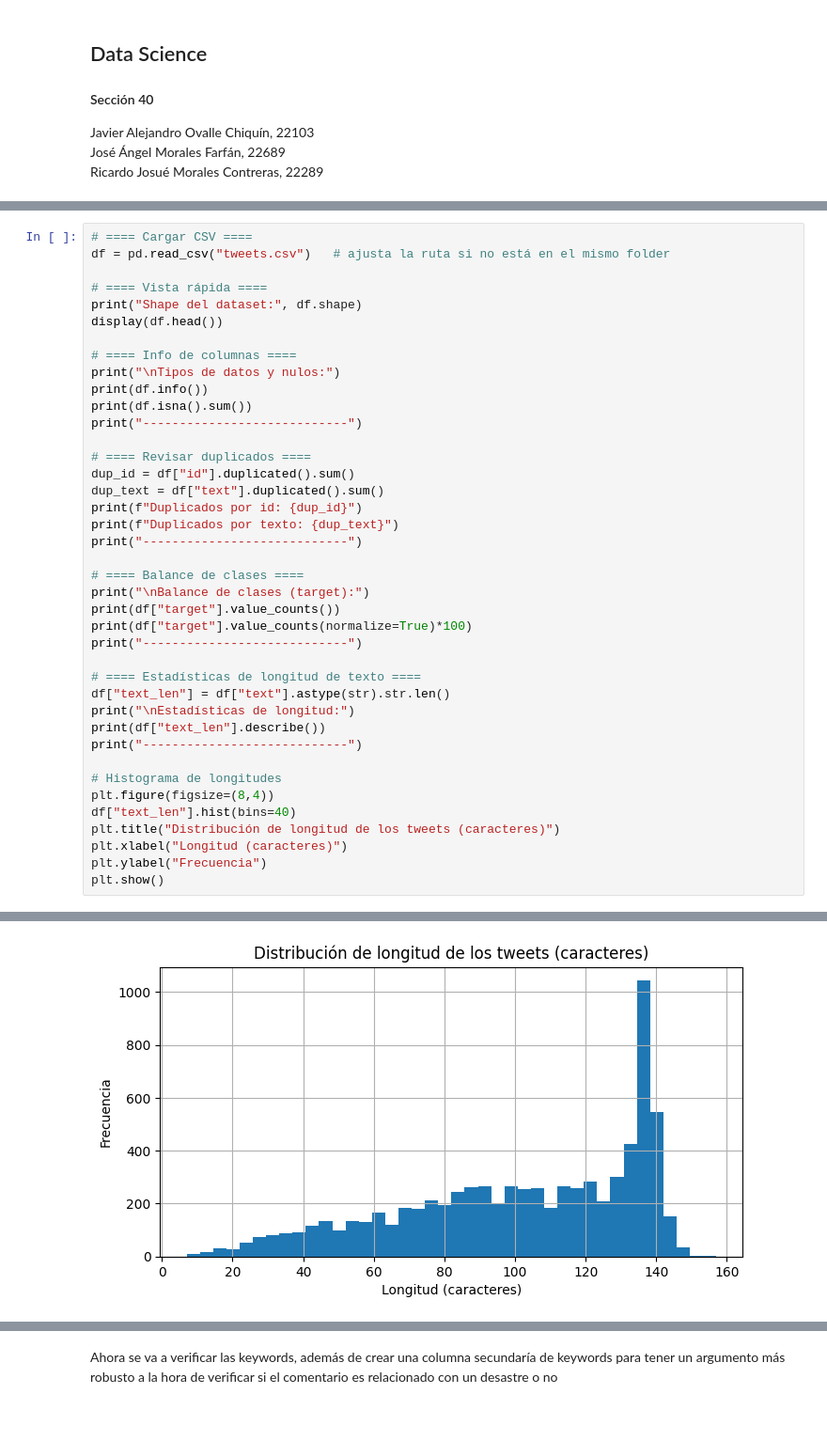
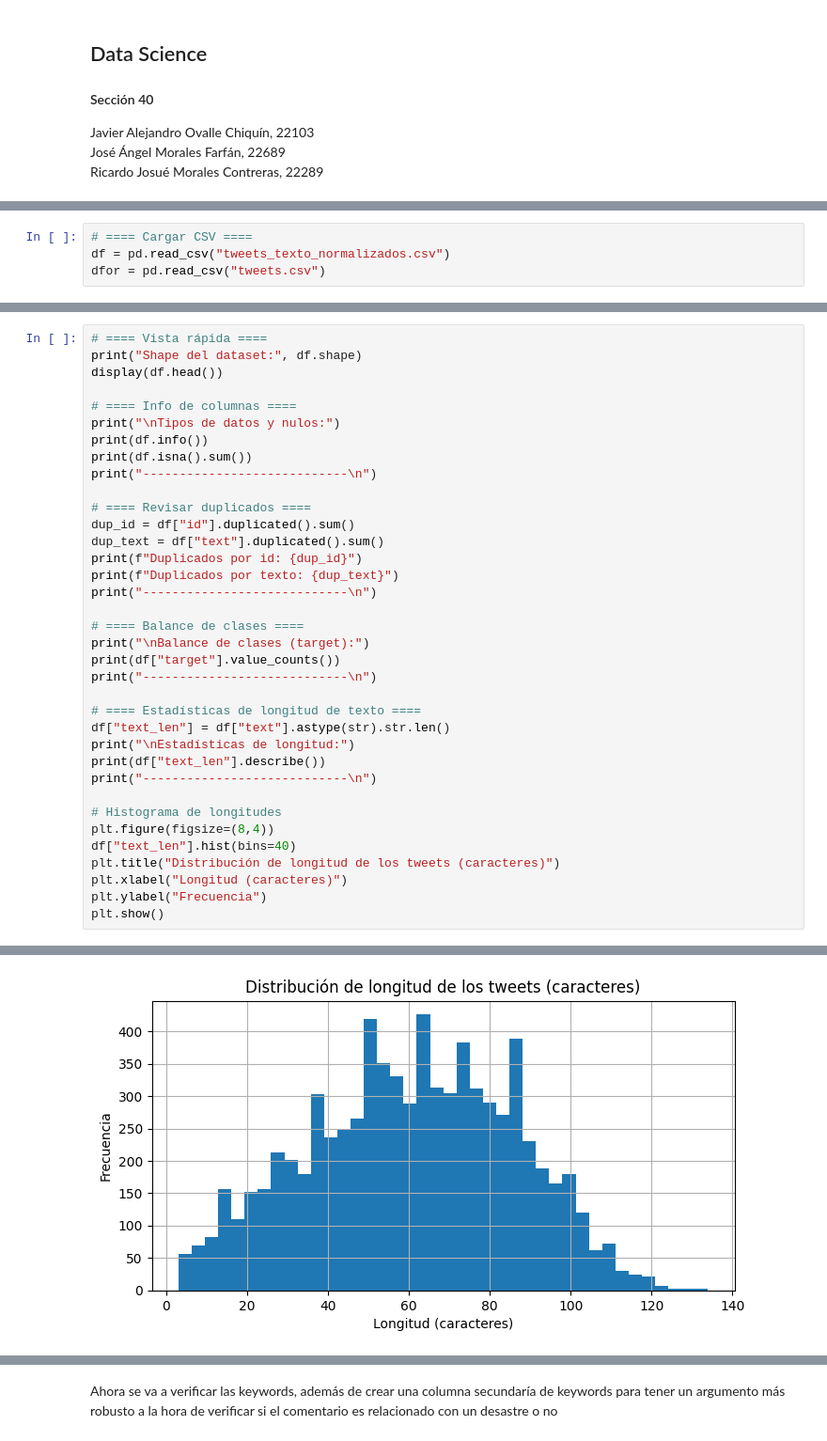
Before and after one commit to Saiyan-Javi/Lab5DS, a Jupyter notebook: Lab5DS.ipynb, the cells around one changed output, grey strips where cells are left out. Shown: that part at 94% size. Cells and saved outputs as stored; diff of their text form.

```diff
--- a/Lab5DS.ipynb
+++ b/Lab5DS.ipynb
@@ -12,0 +13,4 @@ import matplotlib.pyplot as plt
+# %%
+# ==== Cargar CSV ====
+df = pd.read_csv("tweets_texto_normalizados.csv")
+dfor = pd.read_csv("tweets.csv")
@@ -13,7 +19,4 @@ import matplotlib.pyplot as plt
 # %%
-# ==== Cargar CSV ====
-df = pd.read_csv("tweets.csv")   # ajusta la ruta si no está en el mismo folder
-
 # ==== Vista rápida ====
 print("Shape del dataset:", df.shape)
 display(df.head())
@@ -22,26 +25,25 @@ display(df.head())
 print("\nTipos de datos y nulos:")
 print(df.info())
 print(df.isna().sum())
-print("----------------------------")
+print("----------------------------\n")
 
 # ==== Revisar duplicados ====
 dup_id = df["id"].duplicated().sum()
 dup_text = df["text"].duplicated().sum()
 print(f"Duplicados por id: {dup_id}")
 print(f"Duplicados por texto: {dup_text}")
-print("----------------------------")
+print("----------------------------\n")
 
 # ==== Balance de clases ====
 print("\nBalance de clases (target):")
 print(df["target"].value_counts())
-print(df["target"].value_counts(normalize=True)*100)
-print("----------------------------")
+print("----------------------------\n")
 
 # ==== Estadísticas de longitud de texto ====
 df["text_len"] = df["text"].astype(str).str.len()
 print("\nEstadísticas de longitud:")
 print(df["text_len"].describe())
-print("----------------------------")
+print("----------------------------\n")
 
 # Histograma de longitudes
 plt.figure(figsize=(8,4))
@@ -76,3 +78,3 @@ max       157.000000
 Name: text_len, dtype: float64
 ----------------------------
-[figure, old version]
+[figure, new version]
```
Also changed, not shown: parts of 8 cells of this notebook.
